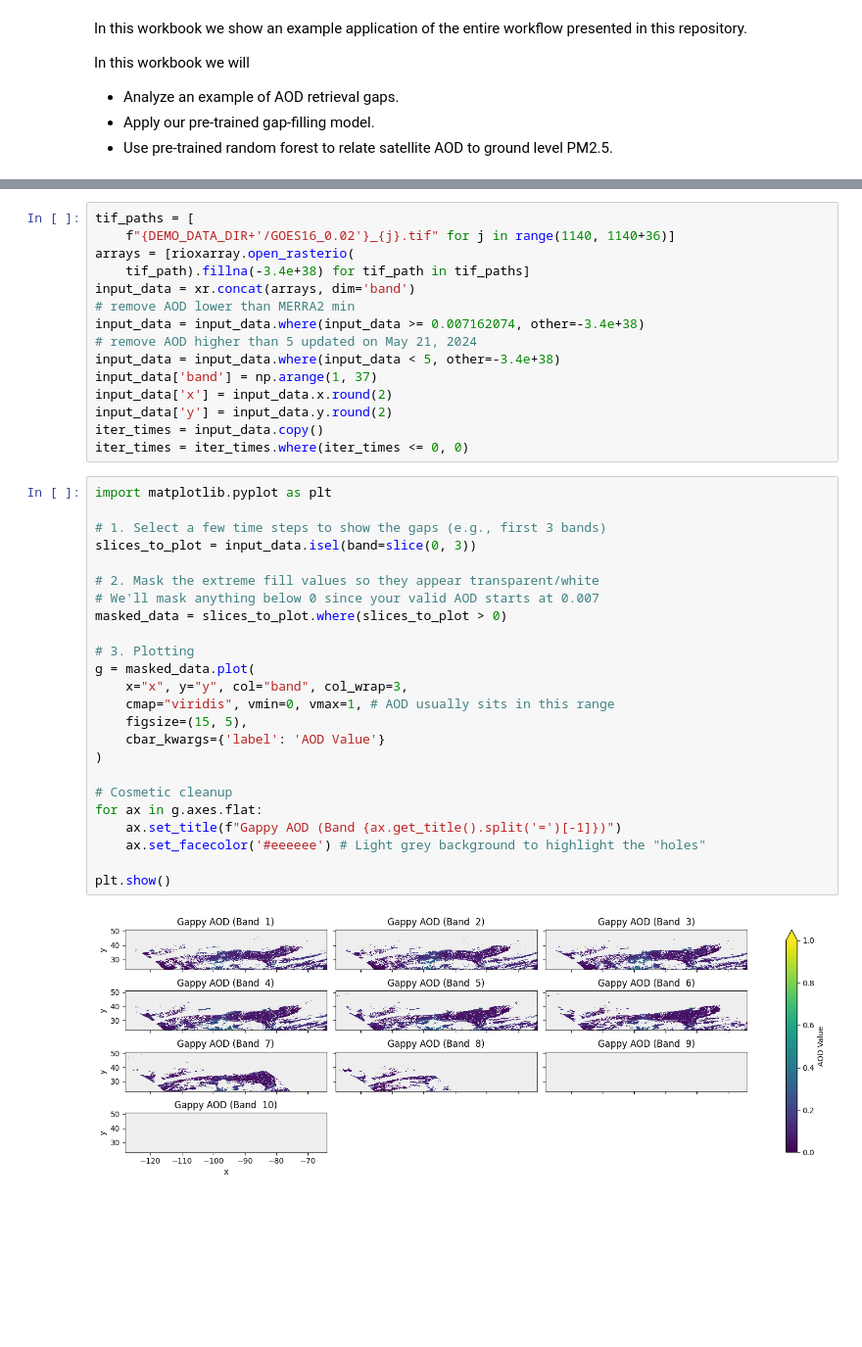
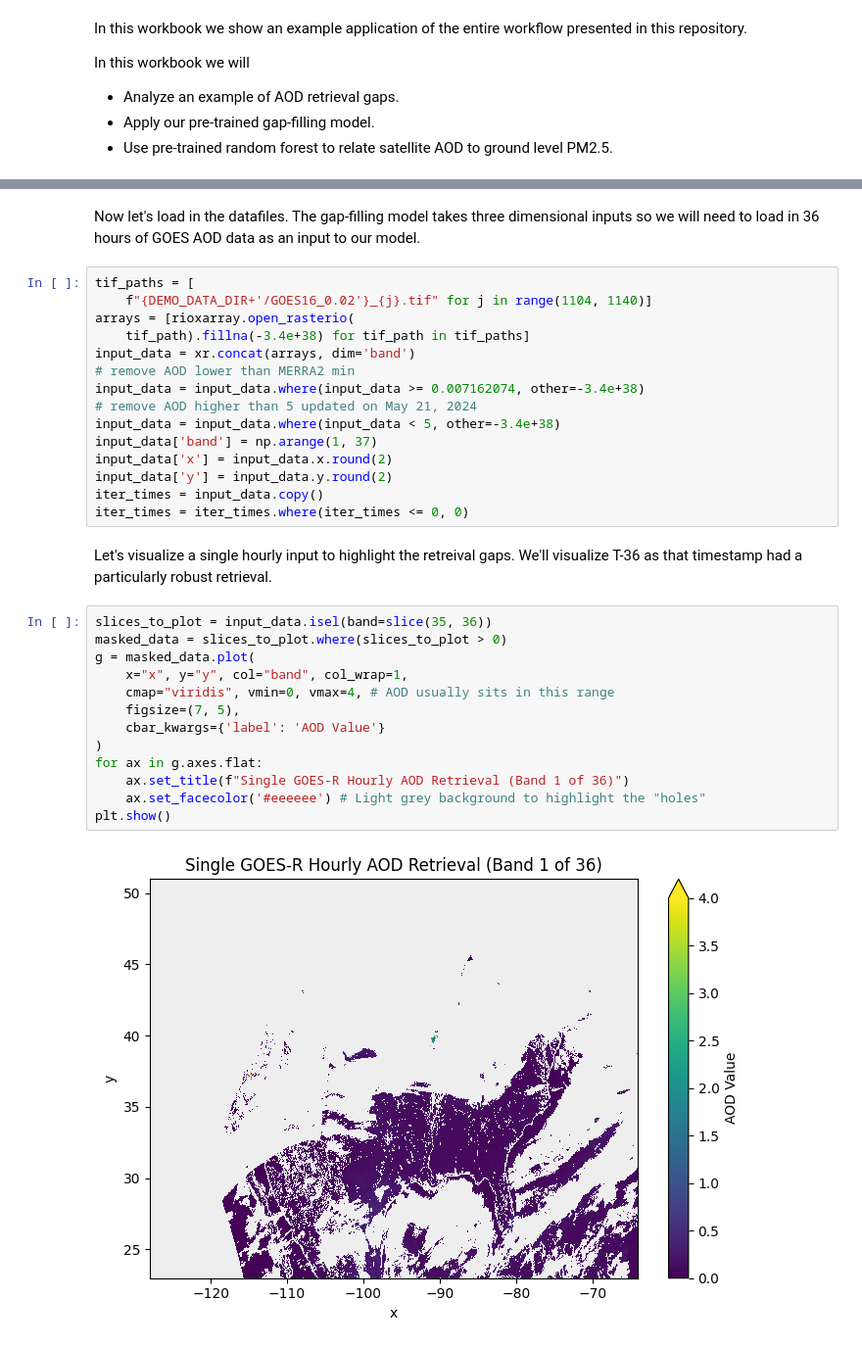
Before and after one commit to adambloom2012/demo_pm25_pred, a Jupyter notebook: demo.ipynb, the cells around one changed output, grey strips where cells are left out. Shown at 98% size. Saved outputs shown, nothing was run; the diff lists cells and outputs as text; blank space fills up the shorter version.

Commit message:
chore: gap-filling portion of jupyter notebook

```diff
--- a/demo.ipynb
+++ b/demo.ipynb
@@ -35,6 +94,8 @@ DEMO_DATA_DIR = "/Volumes/External/data/pm_demo_data"
+# %% [markdown]
+Now let's load in the datafiles. The gap-filling model takes three dimensional inputs so we will need to load in 36 hours of GOES AOD data as an input to our model.
 # %%
 tif_paths = [
-    f"{DEMO_DATA_DIR+'/GOES16_0.02'}_{j}.tif" for j in range(1140, 1140+36)]
+    f"{DEMO_DATA_DIR+'/GOES16_0.02'}_{j}.tif" for j in range(1104, 1140)]
 arrays = [rioxarray.open_rasterio(
     tif_path).fillna(-3.4e+38) for tif_path in tif_paths]
 input_data = xr.concat(arrays, dim='band')
@@ -47,29 +108,20 @@ input_data['x'] = input_data.x.round(2)
 input_data['y'] = input_data.y.round(2)
 iter_times = input_data.copy()
 iter_times = iter_times.where(iter_times <= 0, 0)
+# %% [markdown]
+Let's visualize a single hourly input to highlight the retreival gaps. We'll visualize T-36 as that timestamp had a particularly robust retrieval.
 # %%
-import matplotlib.pyplot as plt
-
-# 1. Select a few time steps to show the gaps (e.g., first 3 bands)
-slices_to_plot = input_data.isel(band=slice(0, 3))
-
-# 2. Mask the extreme fill values so they appear transparent/white
-# We'll mask anything below 0 since your valid AOD starts at 0.007
+slices_to_plot = input_data.isel(band=slice(35, 36))
 masked_data = slices_to_plot.where(slices_to_plot > 0)
-
-# 3. Plotting
 g = masked_data.plot(
-    x="x", y="y", col="band", col_wrap=3,
-    cmap="viridis", vmin=0, vmax=1, # AOD usually sits in this range
-    figsize=(15, 5),
+    x="x", y="y", col="band", col_wrap=1,
+    cmap="viridis", vmin=0, vmax=4, # AOD usually sits in this range
+    figsize=(7, 5),
     cbar_kwargs={'label': 'AOD Value'}
 )
-
-# Cosmetic cleanup
 for ax in g.axes.flat:
-    ax.set_title(f"Gappy AOD (Band {ax.get_title().split('=')[-1]})")
+    ax.set_title(f"Single GOES-R Hourly AOD Retrieval (Band 1 of 36)")
     ax.set_facecolor('#eeeeee') # Light grey background to highlight the "holes"
-
 plt.show()
 # %% [output]
-[figure, old version]
+[figure, new version]
```
Also changed, not shown: parts of 8 cells of this notebook, 10 other files.
